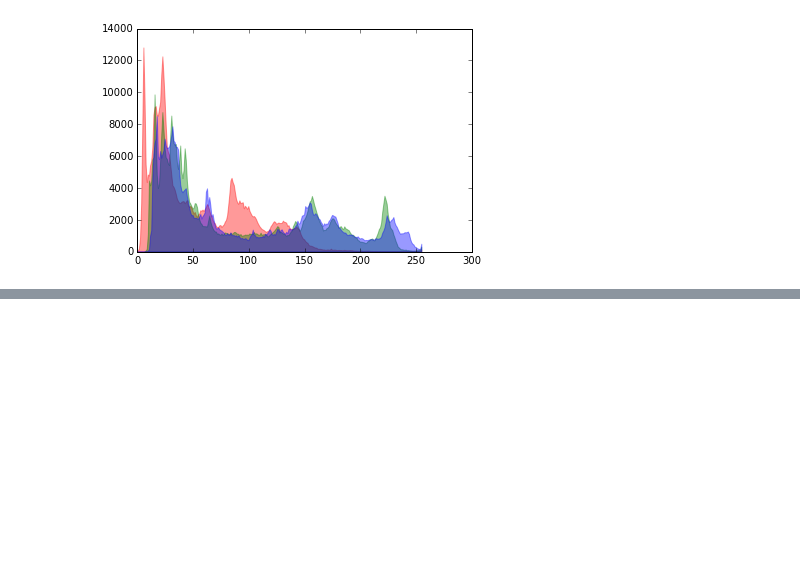
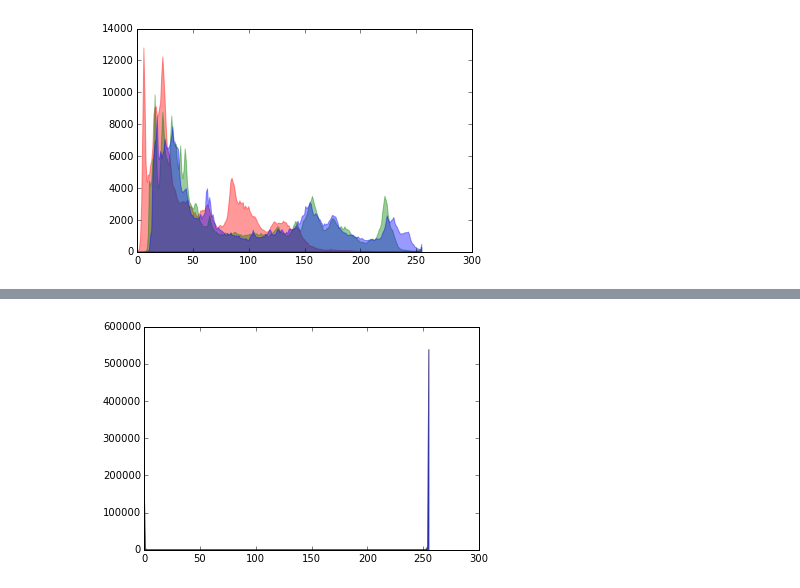
Before and after one commit to alexjohnson505/skimage-tutorials, a Jupyter notebook: CS4300_Assignment02_AlexJohnson.ipynb, the cells around one changed output, grey strips where cells are left out. Drawn from its saved outputs; the diff is of its cells as text; code cells hidden in the pictures; blank space fills up the shorter version.

```diff
--- a/CS4300_Assignment02_AlexJohnson.ipynb
+++ b/CS4300_Assignment02_AlexJohnson.ipynb
@@ -53,0 +55,4 @@ histogram(robot)
+# %%
+histogram(mountain)
+# %% [output]
+[figure, added]
```
Also changed, not shown: parts of 5 cells of this notebook.
